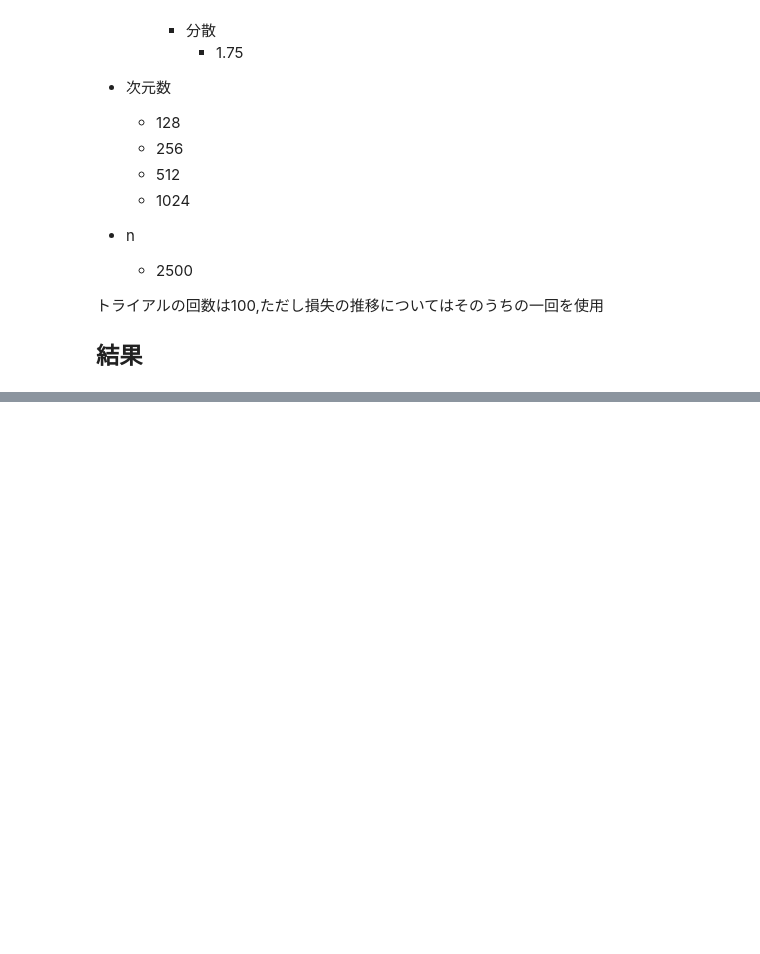
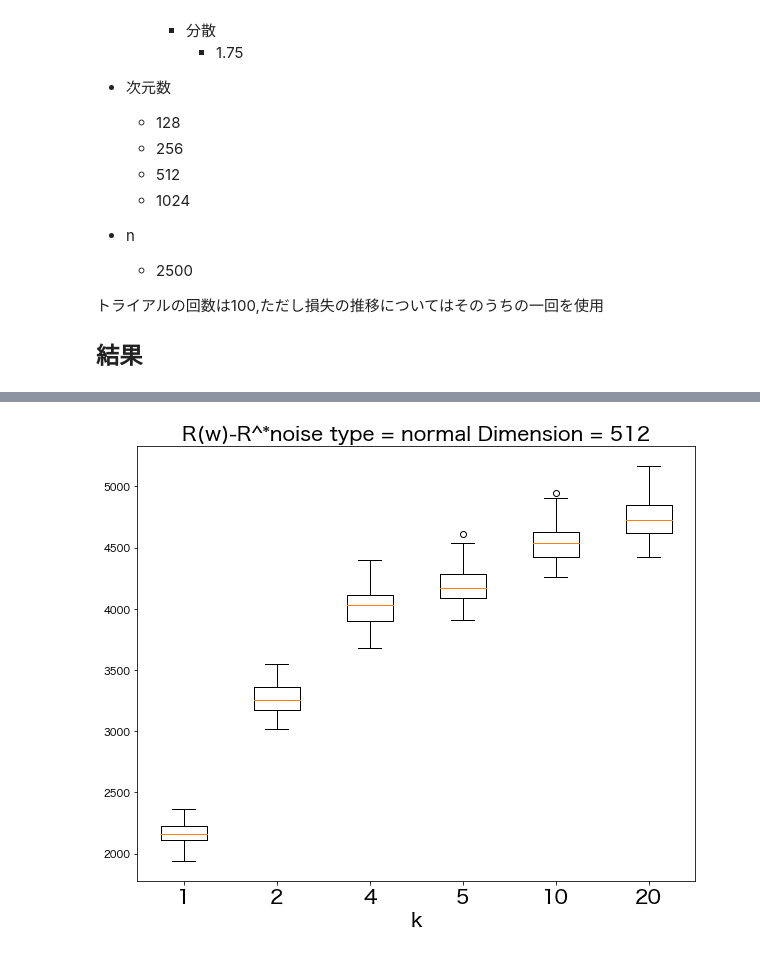
Before and after one commit to NaokiNakamichi/ML, a Jupyter notebook: GD/exp/simulation/DCSGD_dimension_0816.ipynb, the cells around one changed output, grey strips where cells are left out. Drawn from its saved outputs; the diff is of its cells as text; code cells hidden in the pictures; blank space fills up the shorter version.

```diff
--- a/GD/exp/simulation/DCSGD_dimension_0816.ipynb
+++ b/GD/exp/simulation/DCSGD_dimension_0816.ipynb
@@ -85,0 +127,17 @@ plot_set.transition(title=transition_title,result=transition_result, k_list=colu
+# %%
+
+E_var = 1.75
+
+w_star = np.arange(512)
+w_star = w_star.reshape(1,-1)
+d = w_star.shape[1]
+rng = np.random.default_rng()
+w_init = w_star + rng.uniform(-c,c,size=d)
+
+title = f"noise type = {noise} Dimension = {d}"
+DC = DC_SGD.DCSGDSimulation(w_star=w_star,n=n,E_var=E_var,X_mean=X_mean,X_var=X_var,noise=noise,loss_type=son,c=c,fixed_lr=True,lr=0.001)
+trial_num  = 100
+_, result_loss_gauss = DC.many_trails(trial_num=trial_num,max_k=20)
+plot_set.box_plot_k(result=result_loss_gauss,k_string=columns,k_list=k_list,title=title)
+# %% [output]
+[figure, added]
```
Also changed, not shown: parts of 23 cells of this notebook, 43 other files.
